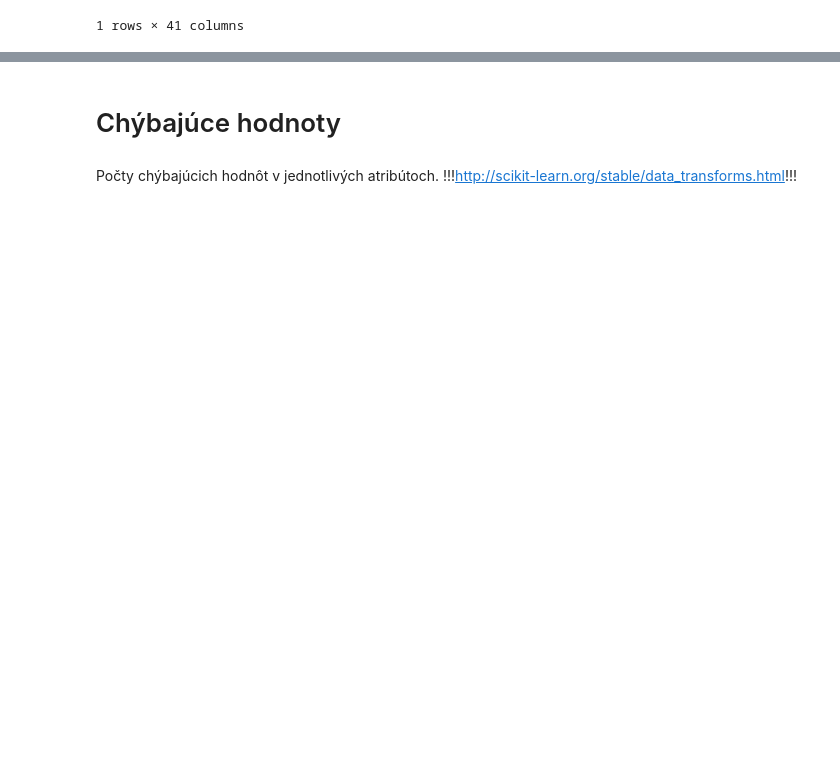
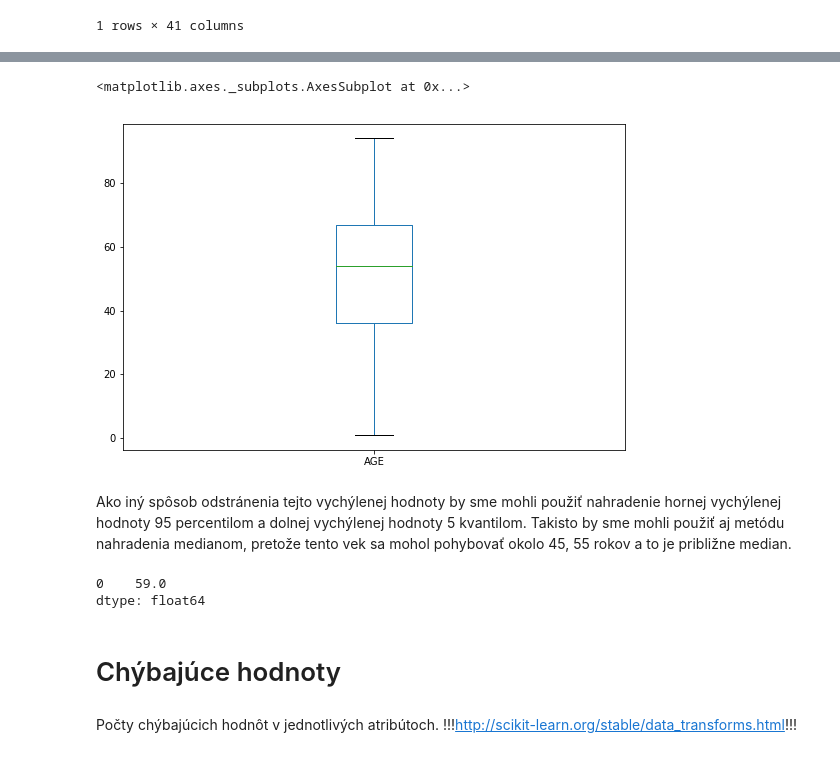
Before and after one commit to PeterJurkacek/IAU_2018_Jurkacek_Vyskoc, a Jupyter notebook: Jurkacek_Vyskoc_predspracovanie.ipynb, the cells around one changed output, grey strips where cells are left out. Saved outputs shown, nothing was run; the diff lists cells and outputs as text; code cells hidden in the pictures; blank space fills up the shorter version.

```diff
--- a/Jurkacek_Vyskoc_predspracovanie.ipynb
+++ b/Jurkacek_Vyskoc_predspracovanie.ipynb
@@ -611,3 +599,20 @@ data[(data[column] < 1) | (data[column] > 100)]
+# %%
+#data.drop(data[data.AGE > 100].index) - nefunguje (neviem prečo)
+data = data[data.AGE < 100] # funguje
+# %%
+data['AGE'].plot(kind="box")
+# %% [output]
+<matplotlib.axes._subplots.AxesSubplot at 0x...>
+[figure, added]
+# %% [markdown]
+Ako iný spôsob odstránenia tejto vychýlenej hodnoty by sme mohli použiť nahradenie hornej vychýlenej hodnoty 95 percentilom a dolnej vychýlenej hodnoty 5 kvantilom. Takisto by sme mohli použiť aj metódu nahradenia medianom, pretože tento vek sa mohol pohybovať okolo 45, 55 rokov a to je približne median.
+# %%
+#data.loc[(data[column] > 100), column] = data[column].quantile(0.95)
+#data.loc[(data[column] < 1), column] = data[column].quantile(0.05)
+data['AGE'].mode()
+# %% [output]
+0    59.0
+dtype: float64
 # %% [markdown]
 # Chýbajúce hodnoty
 # %% [markdown]
```
Also changed, not shown: parts of 102 cells of this notebook, 1 other file.
